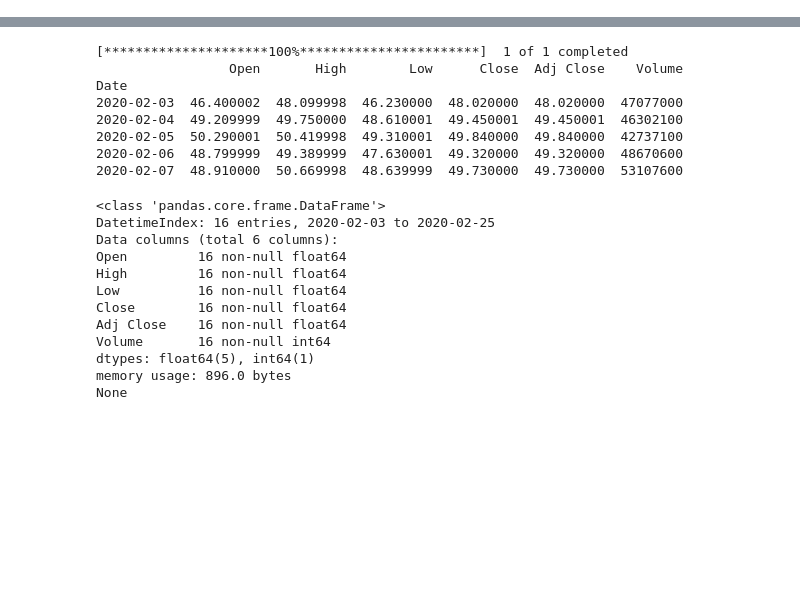
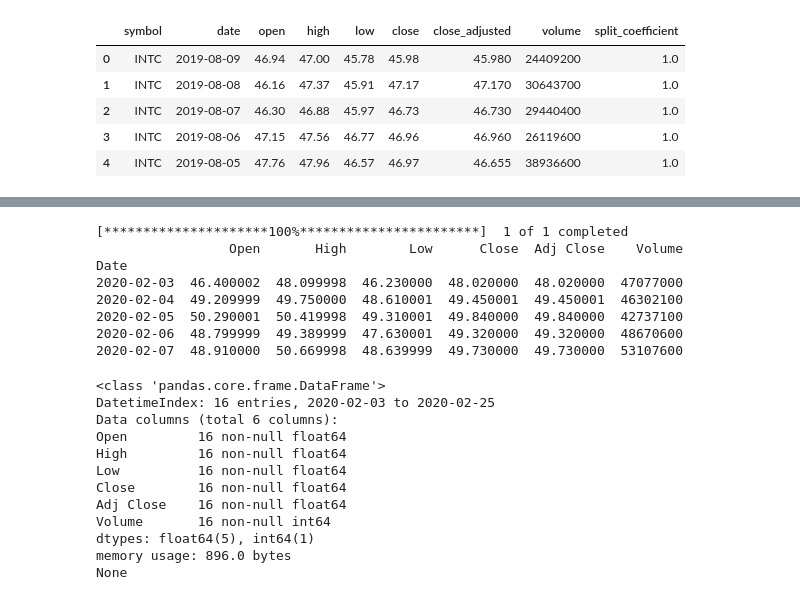
Before and after one commit to Stanley-Ye/W209-Final-Project, a Jupyter notebook: Initial Notebook - Stanley.ipynb, the cells around one changed output, grey strips where cells are left out. Saved outputs shown, nothing was run; the diff lists cells and outputs as text; code cells hidden in the pictures; blank space fills up the shorter version.

```diff
--- a/Initial Notebook - Stanley.ipynb
+++ b/Initial Notebook - Stanley.ipynb
@@ -0,0 +1,7 @@
+# %%
+# Load files: dividends_latest.csv, earnings_latest.csv, intc.csv
+import pandas as pd
+
+dividends_data = pd.read_csv("data/kaggle/dividends_latest.csv")
+earnings_data  = pd.read_csv("data/kaggle/earnings_latest.csv")
+intc_data      = pd.read_csv("data/kaggle/intc.csv")
@@ -0,0 +37,9 @@
+# %%
+intc_data.head()
+# %% [output]
+|  | symbol | date | open | high | low | close | close_adjusted | volume | split_coefficient |
+| 0 | INTC | 2019-08-09 | 46.94 | 47.00 | 45.78 | 45.98 | 45.980 | 24409200 | 1.0 |
+| 1 | INTC | 2019-08-08 | 46.16 | 47.37 | 45.91 | 47.17 | 47.170 | 30643700 | 1.0 |
+| 2 | INTC | 2019-08-07 | 46.30 | 46.88 | 45.97 | 46.73 | 46.730 | 29440400 | 1.0 |
+| 3 | INTC | 2019-08-06 | 47.15 | 47.56 | 46.77 | 46.96 | 46.960 | 26119600 | 1.0 |
+| 4 | INTC | 2019-08-05 | 47.76 | 47.96 | 46.57 | 46.97 | 46.655 | 38936600 | 1.0 |
```
Also changed, not shown: parts of 5 cells of this notebook, 4 other files.
